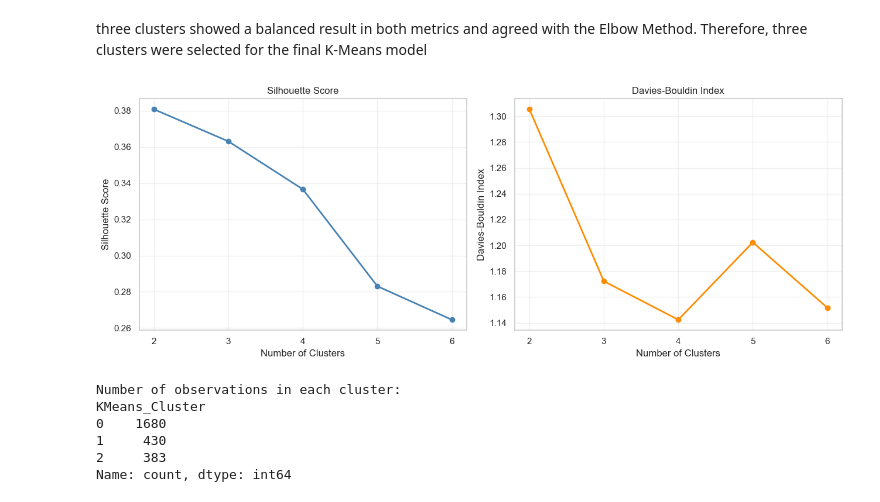
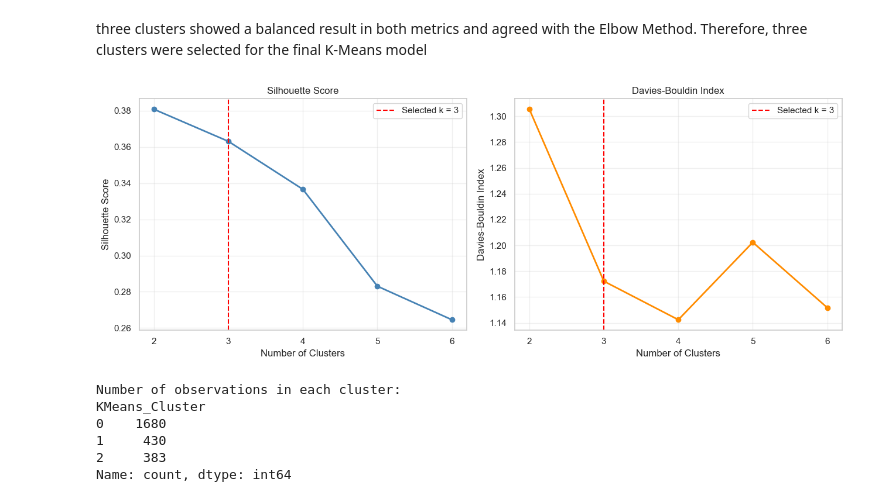
Before and after one commit to 2026228-dev/CA1MLB-2026228, a Jupyter notebook: AAPL.ipynb, the cells around one changed output. Saved outputs shown, nothing was run; the diff lists cells and outputs as text; code cells hidden in the pictures.

```diff
--- a/AAPL.ipynb
+++ b/AAPL.ipynb
@@ -814,34 +814,50 @@ axes[0].plot(
 )
 
 axes[0].set_title("Silhouette Score")
 axes[0].set_xlabel("Number of Clusters")
 axes[0].set_ylabel("Silhouette Score")
 axes[0].set_xticks(
     cluster_evaluation["Number_of_Clusters"]
 )
 axes[0].grid(alpha=0.3)
 
 # Davies-Bouldin Index
 axes[1].plot(
     cluster_evaluation["Number_of_Clusters"],
     cluster_evaluation["Davies_Bouldin_Index"],
     marker="o",
     linewidth=2,
     color="darkorange"
 )
 
 axes[1].set_title("Davies-Bouldin Index")
 axes[1].set_xlabel("Number of Clusters")
 axes[1].set_ylabel("Davies-Bouldin Index")
 axes[1].set_xticks(
     cluster_evaluation["Number_of_Clusters"]
 )
 axes[1].grid(alpha=0.3)
 
+axes[0].axvline(
+    x=3,
+    color="red",
+    linestyle="--",
+    label="Selected k = 3"
+)
+
+axes[1].axvline(
+    x=3,
+    color="red",
+    linestyle="--",
+    label="Selected k = 3"
+)
+
+axes[0].legend()
+axes[1].legend()
 fig.tight_layout()
 plt.show()
 # %% [output]
-[figure, old version]
+[figure, new version]
 # %%
 kmeans_final = KMeans(
     n_clusters=3,
```
Also changed, not shown: parts of 2 cells of this notebook.
